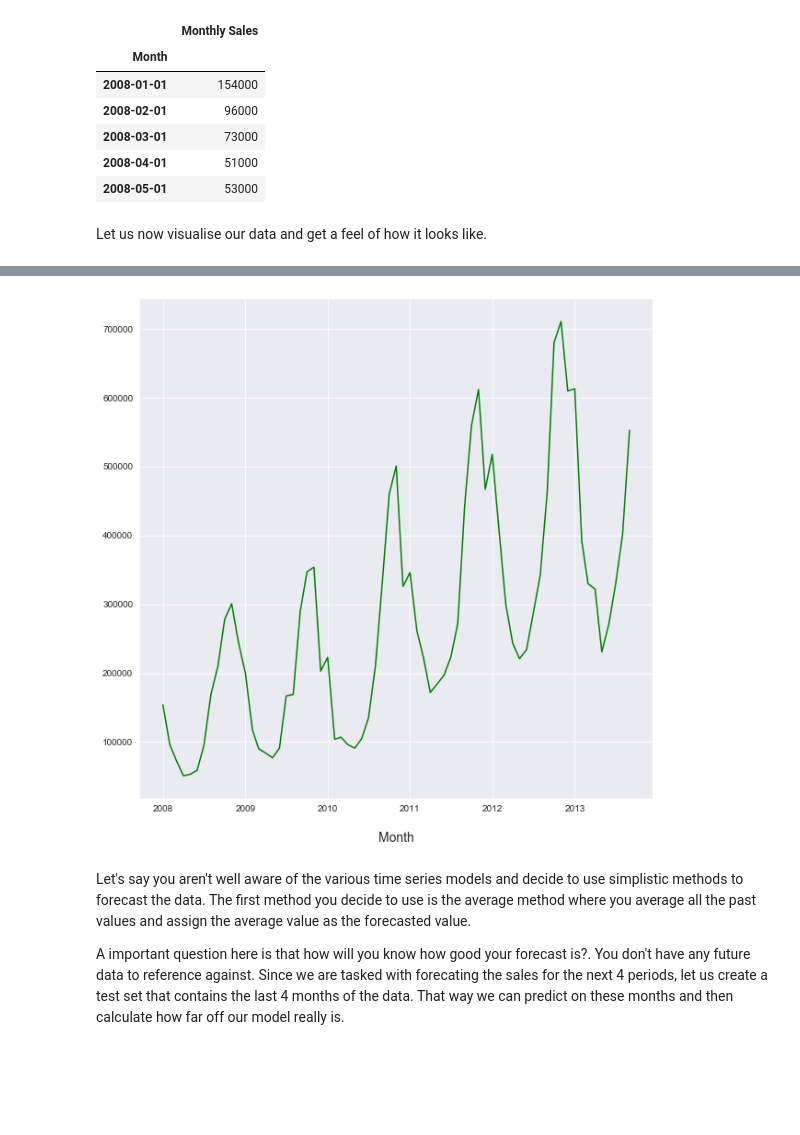
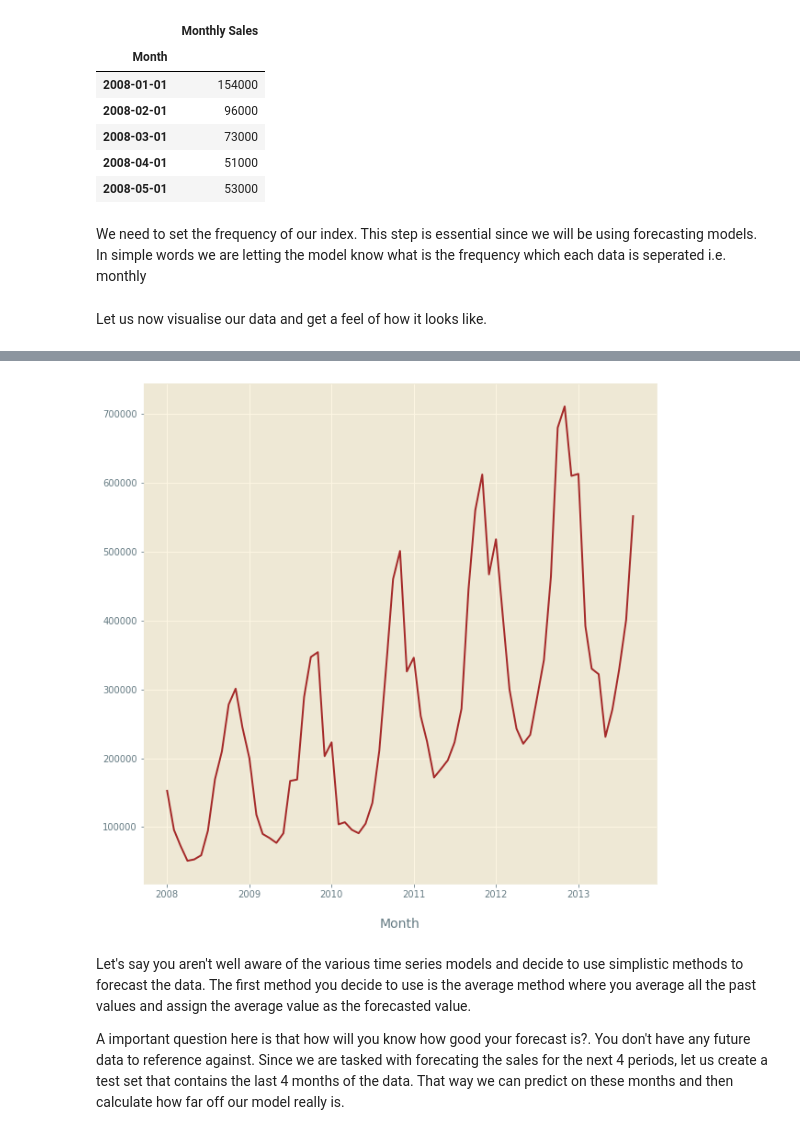
Before and after one commit to hamzajabbarr/time_series_forecasting_example, a Jupyter notebook: Time_series.ipynb, the cells around one changed output, grey strips where cells are left out. Drawn from its saved outputs; the diff is of its cells as text; code cells hidden in the pictures; blank space fills up the shorter version.

```diff
--- a/Time_series.ipynb
+++ b/Time_series.ipynb
@@ -108,12 +108,16 @@ data.head()
 | 2008-03-01 | 73000 |
 | 2008-04-01 | 51000 |
 | 2008-05-01 | 53000 |
+# %% [markdown]
+We need to set the frequency of our index. This step is essential since we will be using forecasting models. In simple words we are letting the model know what is the frequency which each data is seperated i.e. monthly
+# %%
+data.index.freq = 'MS'
 # %% [markdown]
 Let us now visualise our data and get a feel of how it looks like.
 # %%
 plt.figure(figsize = (10,10))
-sns.set_style('darkgrid')
-plt.plot(data, color = 'green')
+plt.style.use('Solarize_Light2')
+plt.plot(data, color = 'brown')
 plt.xlabel('Month', fontsize = 14, labelpad = 20)
 plt.show()
 # %% [output]
@@ -124,4 +129,4 @@ plt.show()
-[figure, old version]
+[figure, new version]
 # %% [markdown]
 Let's say you aren't well aware of the various time series models and decide to use simplistic methods to forecast the data. The first method you decide to use is the average method where you average all the past values and assign the average value as the forecasted value.
 
```
Also changed, not shown: parts of 20 cells of this notebook.
